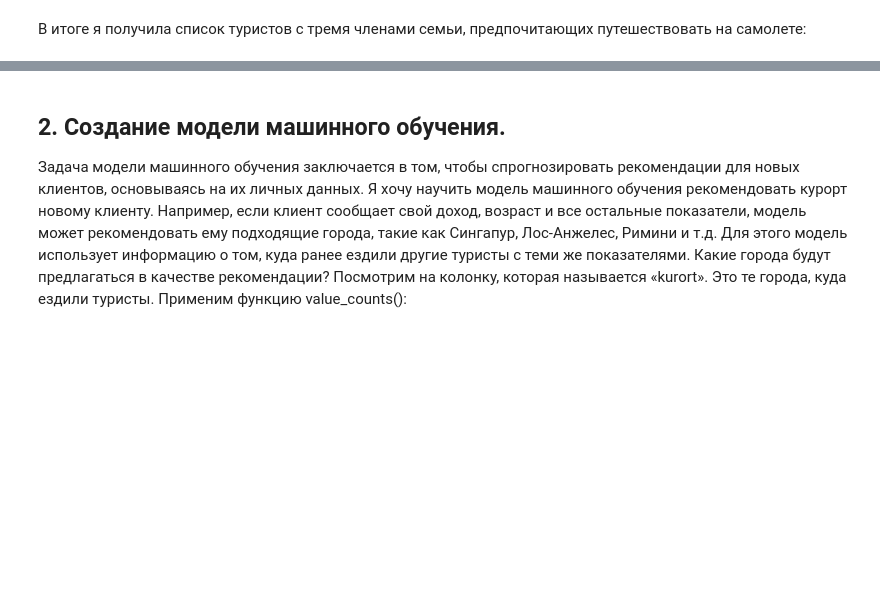
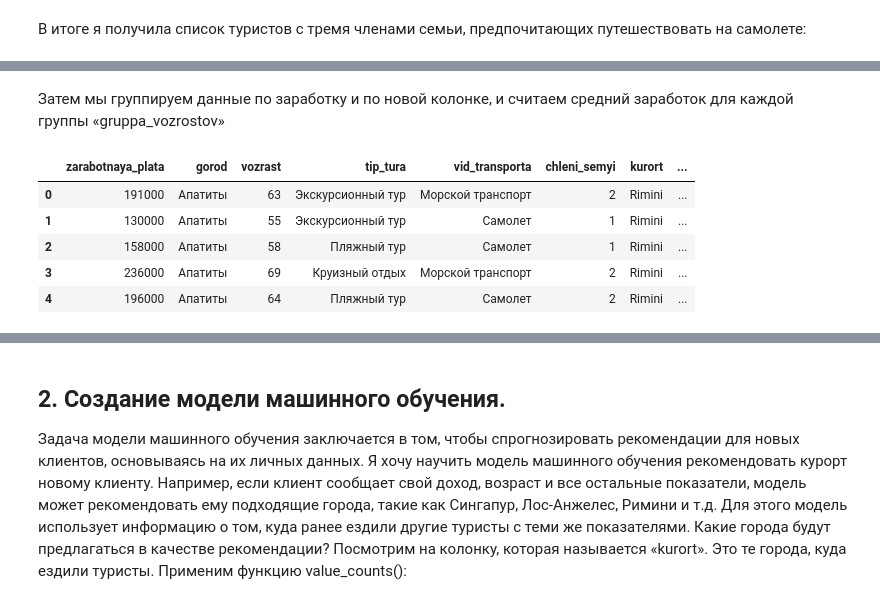
Before and after one commit to Lisica050521/Travel_Suggest, a Jupyter notebook: travel_suggest_model.ipynb, the cells around one changed output, grey strips where cells are left out. Saved outputs shown, nothing was run; the diff lists cells and outputs as text; code cells hidden in the pictures; blank space fills up the shorter version.

```diff
--- a/travel_suggest_model.ipynb
+++ b/travel_suggest_model.ipynb
@@ -284,0 +345,13 @@ plane_priority[ plane_priority.chleni_semyi == semiya_max]
+# %% [markdown]
+Затем мы группируем данные по заработку и по новой колонке, и считаем средний заработок для каждой группы «gruppa_vozrostov»
+# %%
+travelBD["gruppa_vozrostov"] = travelBD["vozrast"] // 10
+
+travelBD.head()
+# %% [output]
+|  | zarabotnaya_plata | gorod | vozrast | tip_tura | vid_transporta | chleni_semyi | kurort | ... |
+| 0 | 191000 | Апатиты | 63 | Экскурсионный тур | Морской транспорт | 2 | Rimini | ... |
+| 1 | 130000 | Апатиты | 55 | Экскурсионный тур | Самолет | 1 | Rimini | ... |
+| 2 | 158000 | Апатиты | 58 | Пляжный тур | Самолет | 1 | Rimini | ... |
+| 3 | 236000 | Апатиты | 69 | Круизный отдых | Морской транспорт | 2 | Rimini | ... |
+| 4 | 196000 | Апатиты | 64 | Пляжный тур | Самолет | 2 | Rimini | ... |
```
Also changed, not shown: parts of 31 cells of this notebook, 1 other file.
